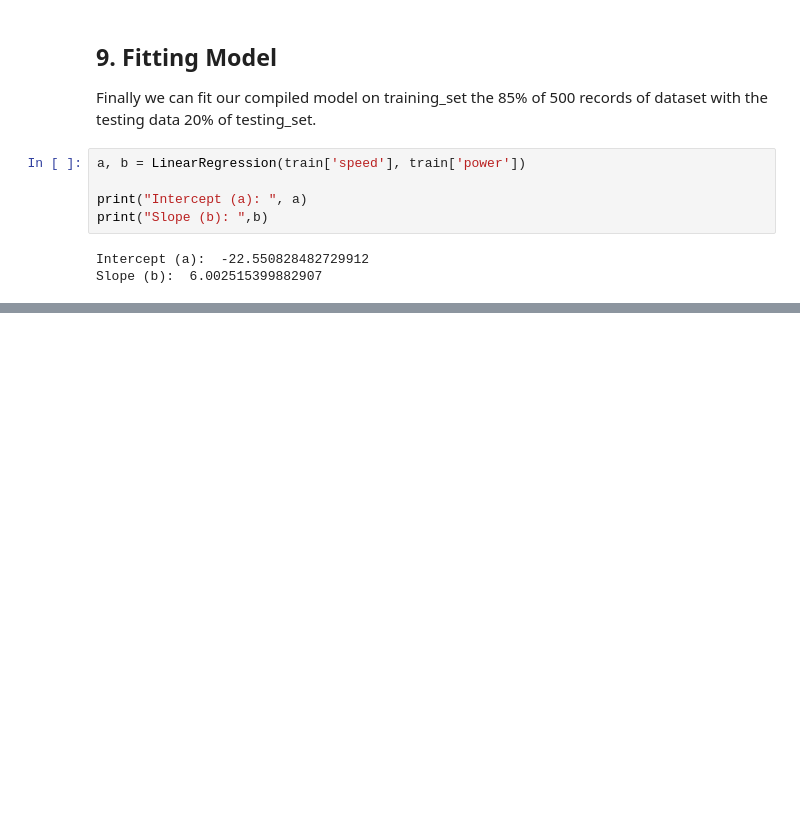
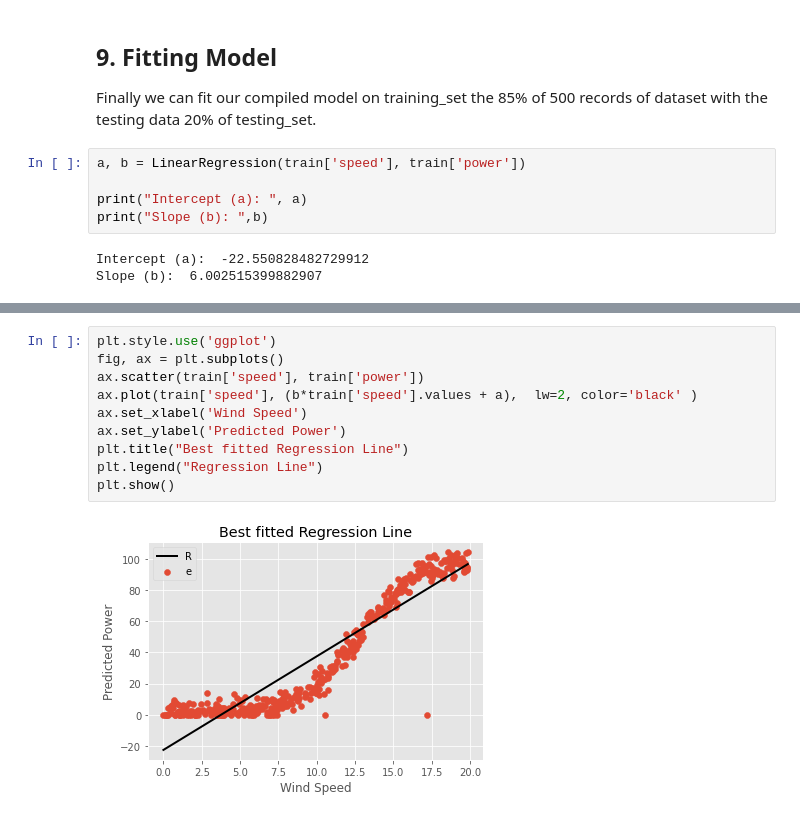
Before and after one commit to AzizDialloG/Project-2020-Fundamentals-of-Data-Analysis, a Jupyter notebook: Project 2020 Fundamentals of Data Analysis - Linear Regression.ipynb, the cells around one changed output, grey strips where cells are left out. Drawn from its saved outputs; the diff is of its cells as text; blank space fills up the shorter version.

```diff
--- a/Project 2020 Fundamentals of Data Analysis - Linear Regression.ipynb
+++ b/Project 2020 Fundamentals of Data Analysis - Linear Regression.ipynb
@@ -182,0 +197,12 @@ Slope (b):  6.002515399882907
+# %%
+plt.style.use('ggplot')
+fig, ax = plt.subplots()
+ax.scatter(train['speed'], train['power'])
+ax.plot(train['speed'], (b*train['speed'].values + a),  lw=2, color='black' )
+ax.set_xlabel('Wind Speed')
+ax.set_ylabel('Predicted Power')
+plt.title("Best fitted Regression Line")
+plt.legend("Regression Line")
+plt.show()
+# %% [output]
+[figure, added]
```
Also changed, not shown: parts of 4 cells of this notebook.
